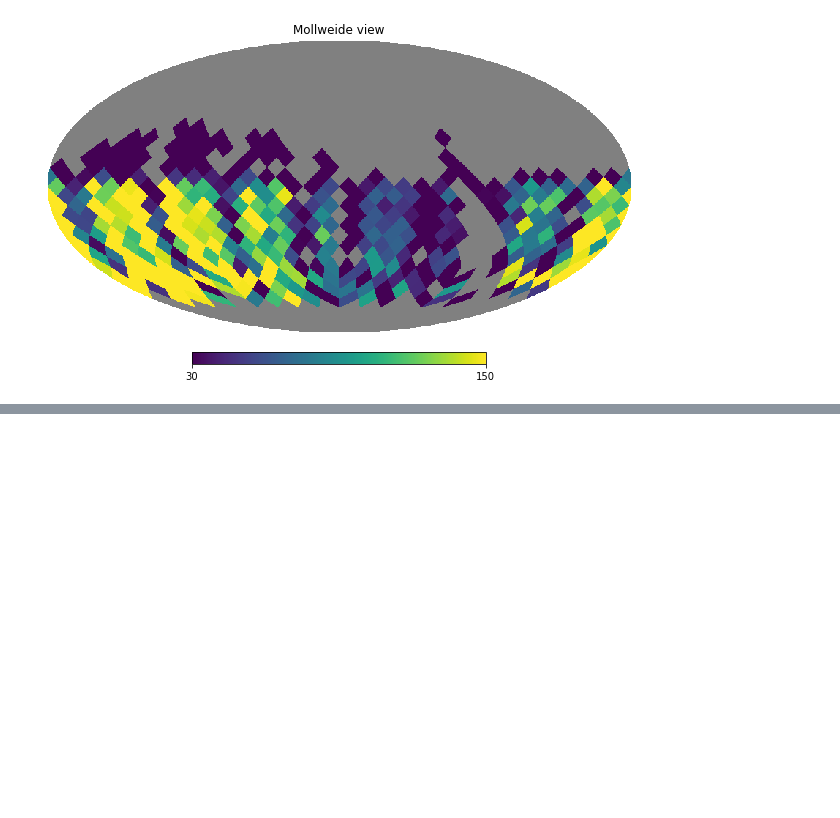
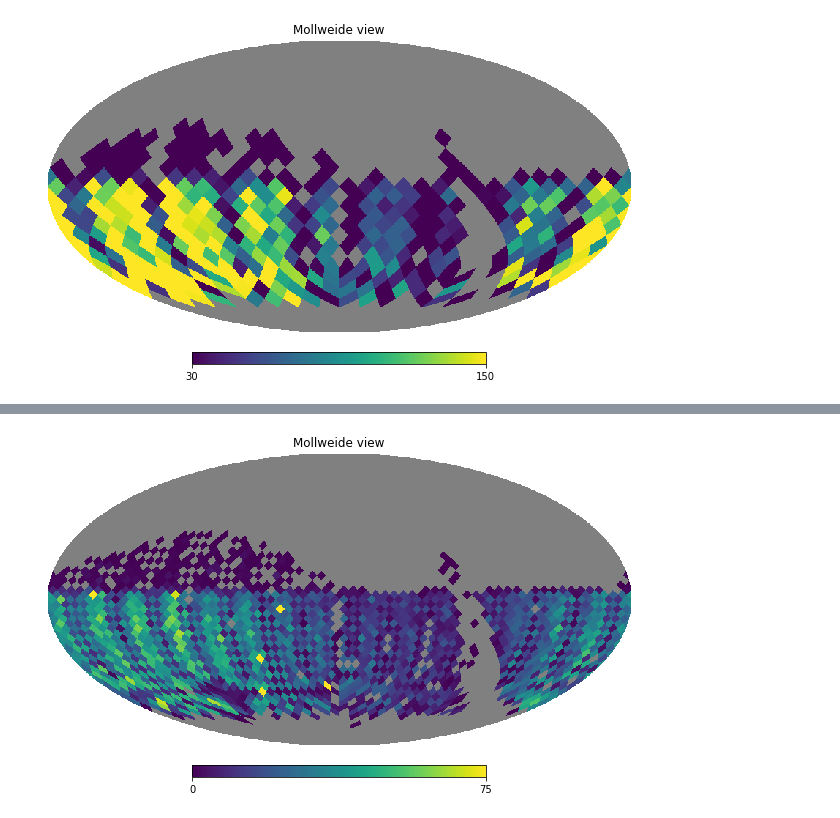
Before and after one commit to yoachim/21_Scratch, a Jupyter notebook: sn_metric/SNe_RA_gradeint.ipynb, the cells around one changed output, grey strips where cells are left out. Saved outputs shown, nothing was run; the diff lists cells and outputs as text; code cells hidden in the pictures; blank space fills up the shorter version.

```diff
--- a/sn_metric/SNe_RA_gradeint.ipynb
+++ b/sn_metric/SNe_RA_gradeint.ipynb
@@ -73,0 +124,4 @@ hp.mollview(bgroup.bundleDict['SNNSNMetric_nSN'].metricValues, max=150, min=30)
+# %%
+hp.mollview(bgroup.bundleDict['SNNSNMetric_nSN'].metricValues, max=75, min=0)
+# %% [output]
+[figure, added]
```
Also changed, not shown: parts of 1 cell of this notebook.
